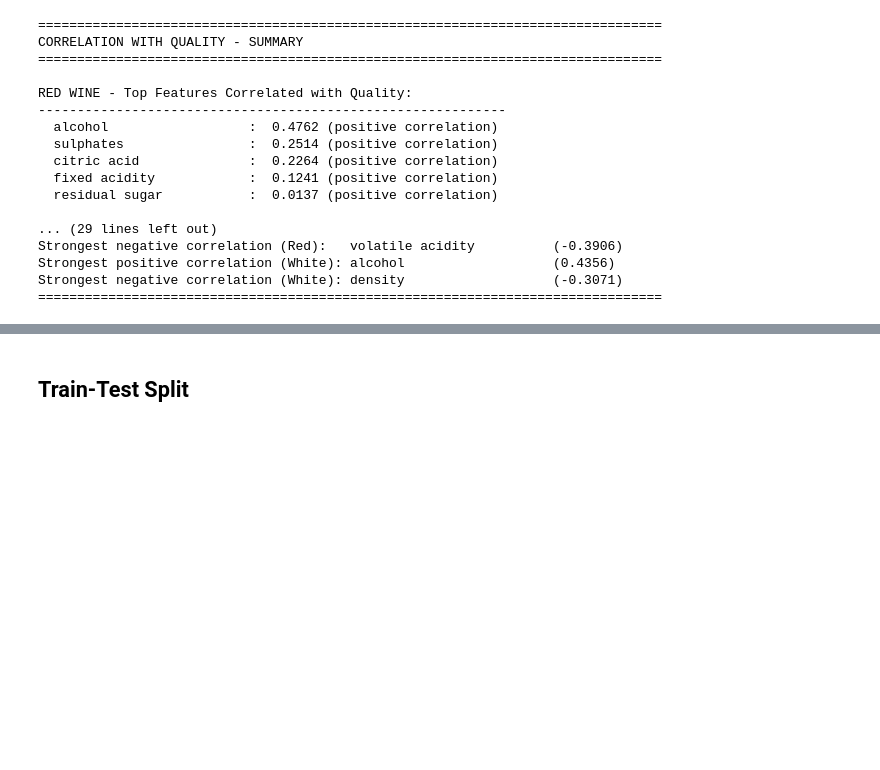
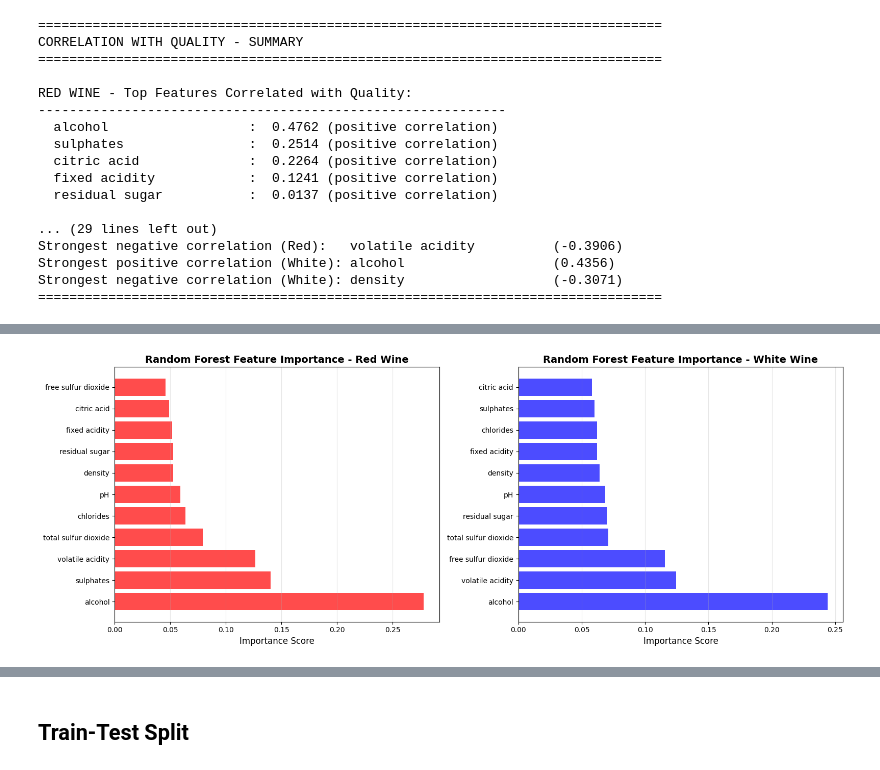
Before and after one commit to DinteN098/GSU_homework, a Jupyter notebook: CSC 4780 Final Project/grape_and_feet.ipynb, the cells around one changed output, grey strips where cells are left out. Drawn from its saved outputs; the diff is of its cells as text; code cells hidden in the pictures; blank space fills up the shorter version.

Commit message:
add in feature selection methods

```diff
--- a/CSC 4780 Final Project/grape_and_feet.ipynb
+++ b/CSC 4780 Final Project/grape_and_feet.ipynb
@@ -306,0 +484,75 @@ Strongest negative correlation (White): density                   (-0.3071)
+# %%
+# Feature Selection Method 2: Random Forest Feature Importance
+from sklearn.ensemble import RandomForestRegressor
+
+def get_feature_importance(df, target_col='quality', n_estimators=100, random_state=42):
+    """
+    Train a Random Forest model and extract feature importances.
+    Returns features sorted by importance (most important first).
+    """
+    X = df.drop(columns=[target_col])
+    y = df[target_col]
+
+    # Train Random Forest
+    rf = RandomForestRegressor(n_estimators=n_estimators, random_state=random_state, n_jobs=-1)
+    rf.fit(X, y)
+
+    # Get feature importances
+    feature_importance = pd.DataFrame({
+        'feature': X.columns,
+        'importance': rf.feature_importances_
+    }).sort_values('importance', ascending=False)
+
+    return feature_importance, rf
+
+# Get feature importance for red wine
+print("=" * 80)
+print("RANDOM FOREST FEATURE IMPORTANCE - RED WINE")
+print("=" * 80)
+red_importance, rf_red = get_feature_importance(red)
+print("\nFeature Importance (sorted by importance):")
+for idx, row in red_importance.iterrows():
+    print(f"  {row['feature']:25s}: {row['importance']:.4f}")
+
+# Visualize feature importance for red wine
+fig, axes = plt.subplots(1, 2, figsize=(16, 6))
+
+axes[0].barh(red_importance['feature'], red_importance['importance'], color='red', alpha=0.7)
+axes[0].set_xlabel('Importance Score', fontsize=12)
+axes[0].set_title('Random Forest Feature Importance - Red Wine', fontsize=14, fontweight='bold')
+axes[0].grid(axis='x', alpha=0.3)
+
+# Get feature importance for white wine
+print("\n" + "=" * 80)
+print("RANDOM FOREST FEATURE IMPORTANCE - WHITE WINE")
+print("=" * 80)
+white_importance, rf_white = get_feature_importance(white)
+print("\nFeature Importance (sorted by importance):")
+for idx, row in white_importance.iterrows():
+    print(f"  {row['feature']:25s}: {row['importance']:.4f}")
+
+# Visualize feature importance for white wine
+axes[1].barh(white_importance['feature'], white_importance['importance'], color='blue', alpha=0.7)
+axes[1].set_xlabel('Importance Score', fontsize=12)
+axes[1].set_title('Random Forest Feature Importance - White Wine', fontsize=14, fontweight='bold')
+axes[1].grid(axis='x', alpha=0.3)
+
+plt.tight_layout()
+plt.show()
+
+# Compare with correlation-based selection
+print("\n" + "=" * 80)
+print("FEATURE SELECTION COMPARISON")
+print("=" * 80)
+print("\nMethod 1 (Correlation-based) - White Wine:")
+if white_high_corr:
+    print(f"  Remove: {', '.join(sorted(white_remove))}")
+    print(f"  Keep: {', '.join(sorted(white_keep))}")
+
+print("\nMethod 2 (Random Forest) - White Wine Top 5 Features:")
+print(f"  {', '.join(white_importance.head(5)['feature'].tolist())}")
+
+print("\nMethod 2 (Random Forest) - White Wine Bottom 3 Features:")
+print(f"  {', '.join(white_importance.tail(3)['feature'].tolist())}")
+print("\nNote: Features with low importance could potentially be removed.")
+# %% [output]
@@ -306,0 +576 @@ Strongest negative correlation (White): density                   (-0.3071)
+[figure, added]
```
Also changed, not shown: parts of 14 cells of this notebook.
